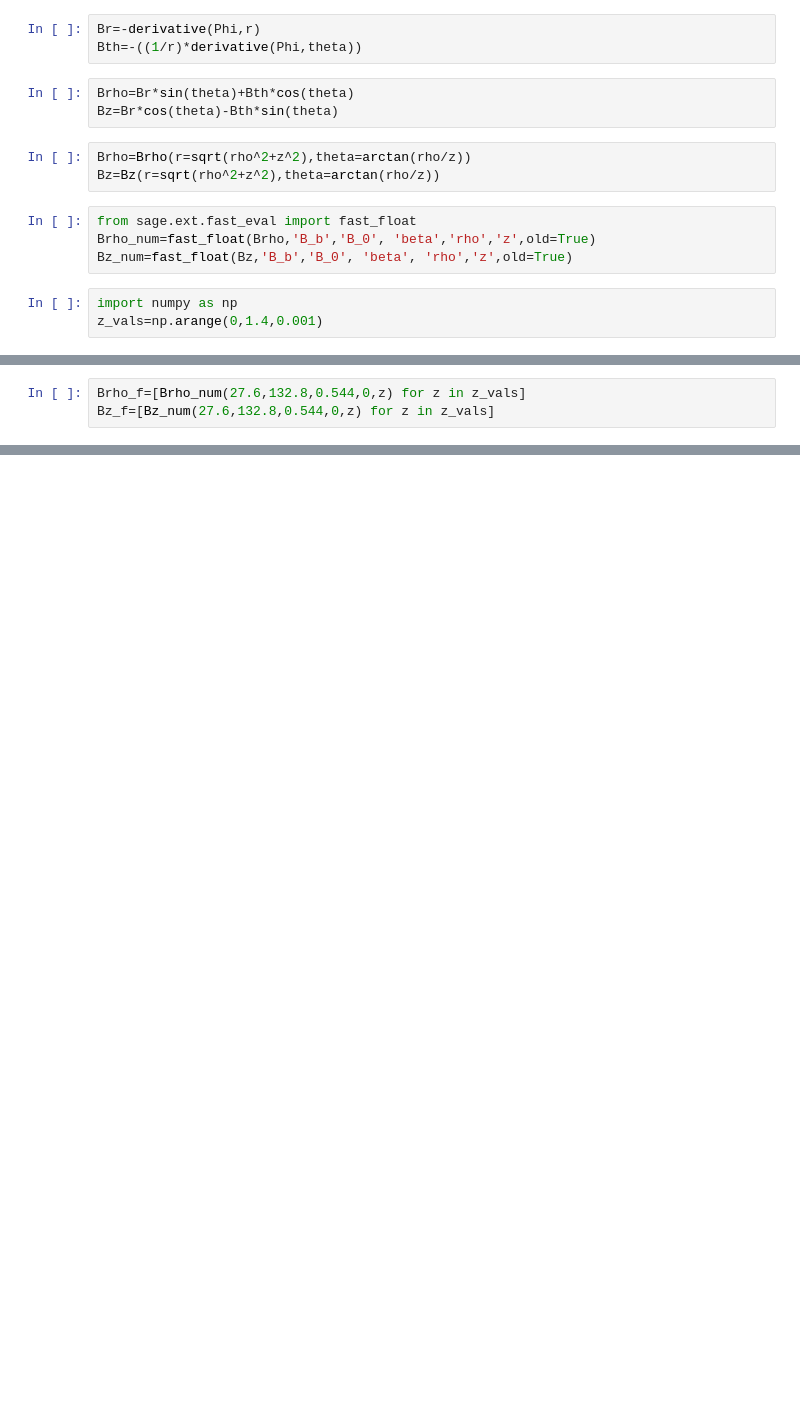
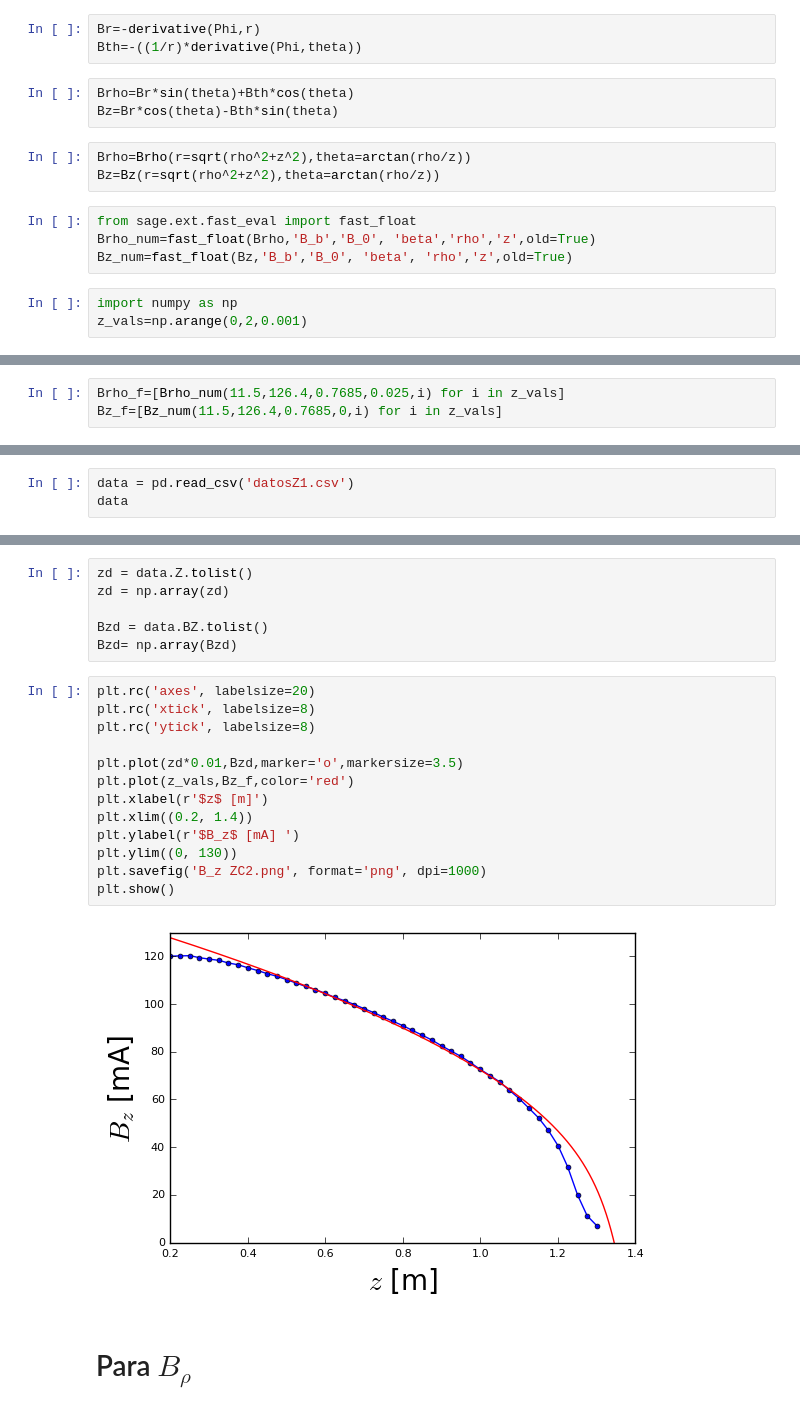
Before and after one commit to DavidRamosSal/solenoid, a Jupyter notebook: Enfriador.ipynb, the cells around one changed output, grey strips where cells are left out. Saved outputs shown, nothing was run; the diff lists cells and outputs as text; blank space fills up the shorter version.

```diff
--- a/Enfriador.ipynb
+++ b/Enfriador.ipynb
@@ -27,4 +29,4 @@ Brho_num=fast_float(Brho,'B_b','B_0', 'beta','rho','z',old=True)
 Bz_num=fast_float(Bz,'B_b','B_0', 'beta', 'rho','z',old=True)
 # %%
 import numpy as np
-z_vals=np.arange(0,1.4,0.001)
+z_vals=np.arange(0,2,0.001)
@@ -31,5 +37,5 @@ z_vals=np.arange(0,1.4,0.001)
 # %%
-Brho_f=[Brho_num(27.6,132.8,0.544,0,z) for z in z_vals]
-Bz_f=[Bz_num(27.6,132.8,0.544,0,z) for z in z_vals]
+Brho_f=[Brho_num(11.5,126.4,0.7685,0.025,i) for i in z_vals]
+Bz_f=[Bz_num(11.5,126.4,0.7685,0,i) for i in z_vals]
 # %%
 import pylab as plt
@@ -35,0 +46,3 @@ import pylab as plt
+# %%
+data = pd.read_csv('datosZ1.csv')
+data
@@ -35,0 +67,23 @@ import pylab as plt
+# %%
+zd = data.Z.tolist()
+zd = np.array(zd)
+
+Bzd = data.BZ.tolist()
+Bzd= np.array(Bzd)
+# %%
+plt.rc('axes', labelsize=20)
+plt.rc('xtick', labelsize=8)
+plt.rc('ytick', labelsize=8)
+
+plt.plot(zd*0.01,Bzd,marker='o',markersize=3.5)
+plt.plot(z_vals,Bz_f,color='red')
+plt.xlabel(r'$z$ [m]')
+plt.xlim((0.2, 1.4))
+plt.ylabel(r'$B_z$ [mA] ')
+plt.ylim((0, 130))
+plt.savefig('B_z ZC2.png', format='png', dpi=1000)
+plt.show()
+# %% [output]
+[figure, added]
+# %% [markdown]
+# Para $B_{\rho}$
```
Also changed, not shown: parts of 30 cells of this notebook, 7 other files.
